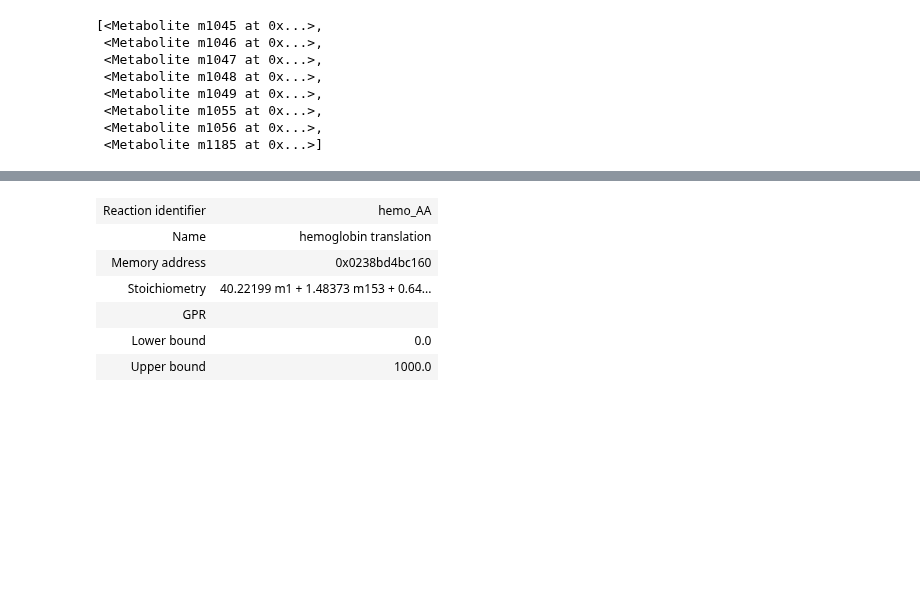
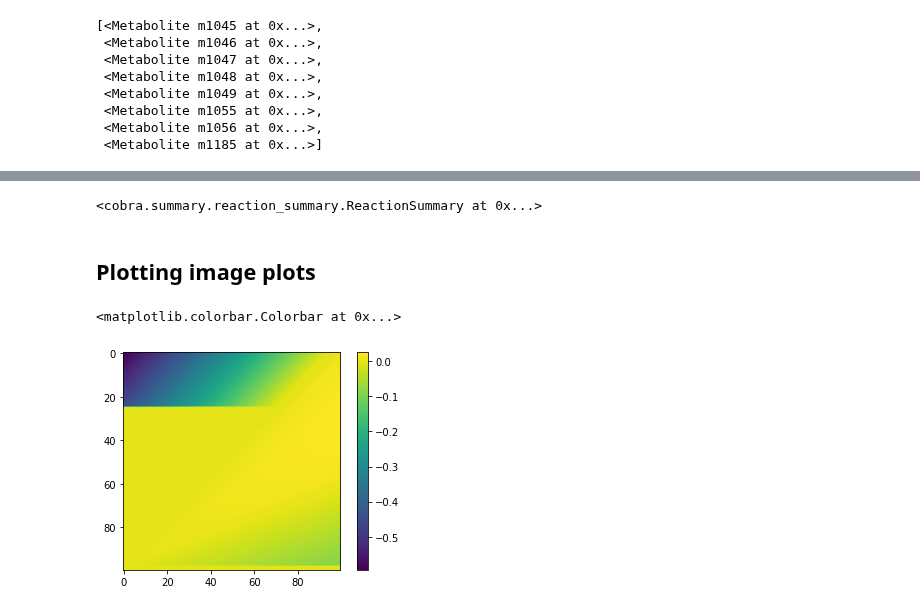
Before and after one commit to Schwebus/DTU_Biobuilders_2021, a Jupyter notebook: GSM_model/GSM_model_glyco.ipynb, the cells around one changed output, grey strips where cells are left out. Cells and saved outputs as stored; diff of their text form; code cells hidden in the pictures; blank space fills up the shorter version.

```diff
--- a/GSM_model/GSM_model_glyco.ipynb
+++ b/GSM_model/GSM_model_glyco.ipynb
@@ -749,10 +842,6 @@ KeyError: 'hemo_protein_takeout'
-# %%
-pheast.reactions.hemo_AA
-# %% [output]
-| Reaction identifier | hemo_AA |
-| Name | hemoglobin translation |
-| Memory address | 0x0238bd4bc160 |
-| Stoichiometry | 40.22199 m1 + 1.48373 m153 + 0.64... |
-| GPR |  |
-| Lower bound | 0.0 |
-| Upper bound | 1000.0 |
+# %%
+cobra.summary.reaction_summary.ReactionSummary(reaction = pheast.reactions.hemo_Biosynthesis, model = pheast)
+# %% [output]
+<cobra.summary.reaction_summary.ReactionSummary at 0x...>
+# %% [markdown]
+## Plotting image plots
@@ -758,0 +851,16 @@ pheast.reactions.hemo_AA
+# %%
+precision = 50
+plot = np.zeros([precision, precision])
+methane_vec = np.linspace(0,5,precision)
+oxygen_vec = np.linspace(0,5,precision)
+for count_met, met in enumerate(methane_vec):
+    for count_ox, oxygen in enumerate(oxygen_vec):
+        pheast.reactions.uptake_methane.bounds = met, met
+        pheast.reactions.r1160.bounds = oxygen, oxygen
+        plot[(precision-1 - count_met), count_ox] = pheast.optimize().objective_value
+# %%
+imgplot = plt.imshow(plot)
+plt.colorbar()
+# %% [output]
+<matplotlib.colorbar.Colorbar at 0x...>
+[figure, added]
```
Also changed, not shown: parts of 23 cells of this notebook.
